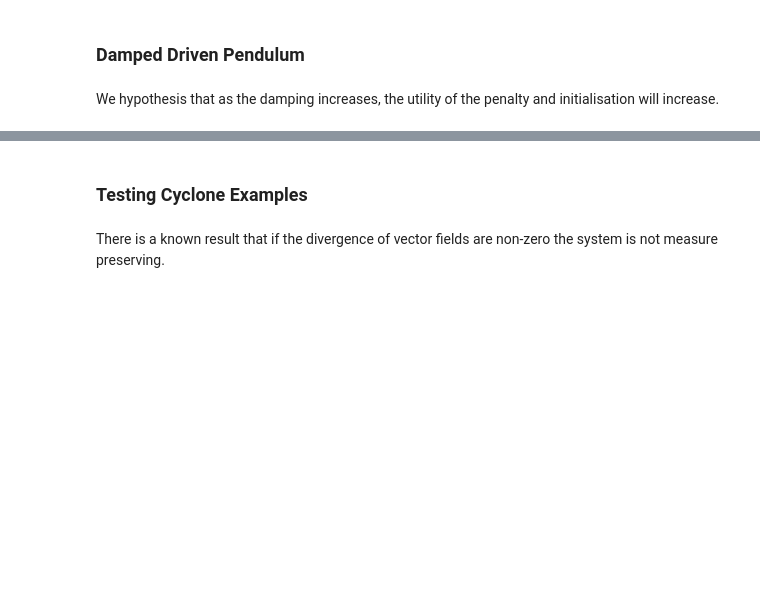
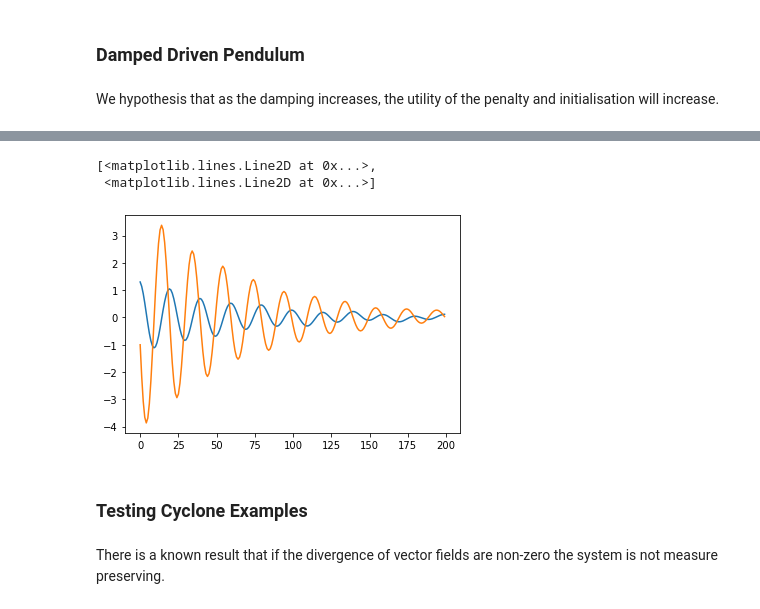
Before and after one commit to jackmiller2003/kae-cyclones, a Jupyter notebook: src/measure_preservation_and_noise.ipynb, the cells around one changed output, grey strips where cells are left out. Drawn from its saved outputs; the diff is of its cells as text; code cells hidden in the pictures; blank space fills up the shorter version.

```diff
--- a/src/measure_preservation_and_noise.ipynb
+++ b/src/measure_preservation_and_noise.ipynb
@@ -36,3 +36,10 @@ plt.show()
+# %%
+loaded_synth = np.load("/g/data/x77/jm0124/synthetic_datasets/pendulum_dissipative-0.2-5.npy")
+plt.plot(loaded_synth[0][7000])
+# %% [output]
+[<matplotlib.lines.Line2D at 0x...>,
+ <matplotlib.lines.Line2D at 0x...>]
+[figure, added]
 # %% [markdown]
 ### Testing Cyclone Examples
 # %% [markdown]
```
Also changed, not shown: parts of 2 cells of this notebook, 7 other files.
